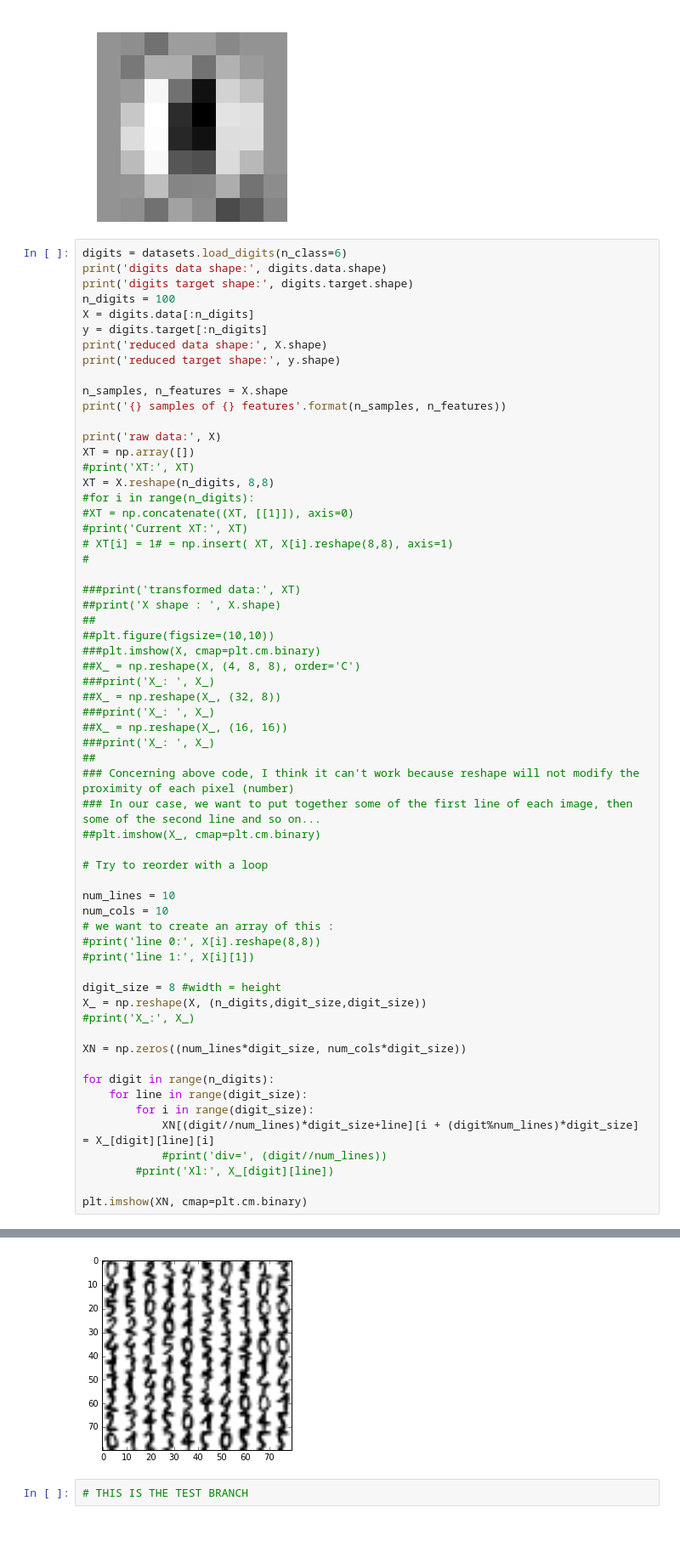
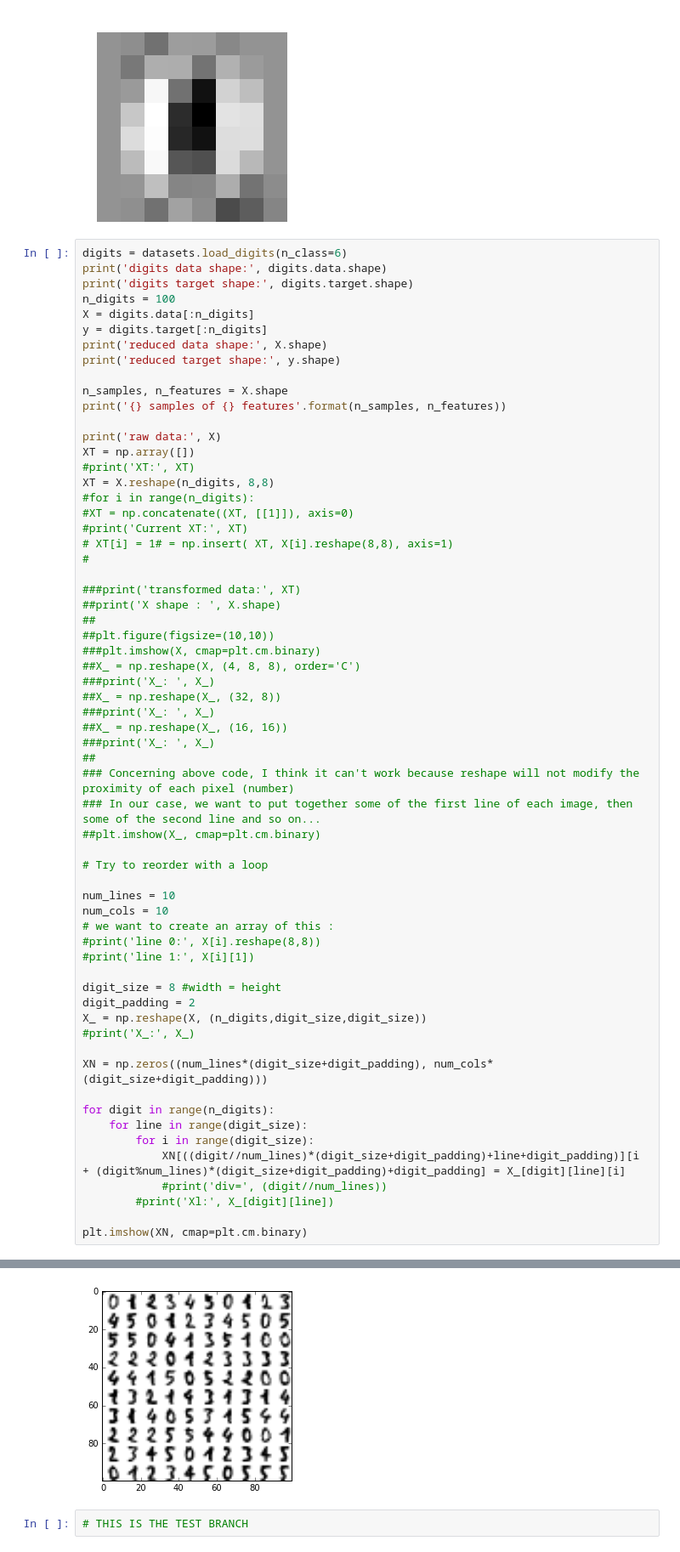
Before and after one commit to MrGreenRubato/notebooks, a Jupyter notebook: SciPy 2016 - Tutorial Part 5 - Unsupervised learning.ipynb, the cells around one changed output, grey strips where cells are left out. Shown at 85% size. Cells and saved outputs as stored; diff of their text form.

Commit message:
display MNIST : padding added

```diff
--- a/SciPy 2016 - Tutorial Part 5 - Unsupervised learning.ipynb
+++ b/SciPy 2016 - Tutorial Part 5 - Unsupervised learning.ipynb
@@ -247,35 +247,36 @@ num_cols = 10
 # we want to create an array of this :
 #print('line 0:', X[i].reshape(8,8))
 #print('line 1:', X[i][1])
 
 digit_size = 8 #width = height
+digit_padding = 2
 X_ = np.reshape(X, (n_digits,digit_size,digit_size))
 #print('X_:', X_)
 
-XN = np.zeros((num_lines*digit_size, num_cols*digit_size))
+XN = np.zeros((num_lines*(digit_size+digit_padding), num_cols*(digit_size+digit_padding)))
 
 for digit in range(n_digits):
     for line in range(digit_size):
         for i in range(digit_size):
-            XN[(digit//num_lines)*digit_size+line][i + (digit%num_lines)*digit_size] = X_[digit][line][i]
+            XN[((digit//num_lines)*(digit_size+digit_padding)+line+digit_padding)][i + (digit%num_lines)*(digit_size+digit_padding)+digit_padding] = X_[digit][line][i]
             #print('div=', (digit//num_lines))
         #print('Xl:', X_[digit][line])
 
 plt.imshow(XN, cmap=plt.cm.binary)
 # %% [output]
 digits data shape: (1083, 64)
 digits target shape: (1083,)
 reduced data shape: (100, 64)
 reduced target shape: (100,)
 100 samples of 64 features
 raw data: [[  0.   0.   5. ...,   0.   0.   0.]
  [  0.   0.   0. ...,  10.   0.   0.]
  [  0.   0.   0. ...,  16.   9.   0.]
  ...,
  [  0.   5.  16. ...,   0.   0.   0.]
  [  0.   6.  16. ...,   0.   0.   0.]
  [  0.   2.  15. ...,   0.   0.   0.]]
 <matplotlib.image.AxesImage at 0x...>
-[figure, old version]
+[figure, new version]
 # %%
 # THIS IS THE TEST BRANCH
```
